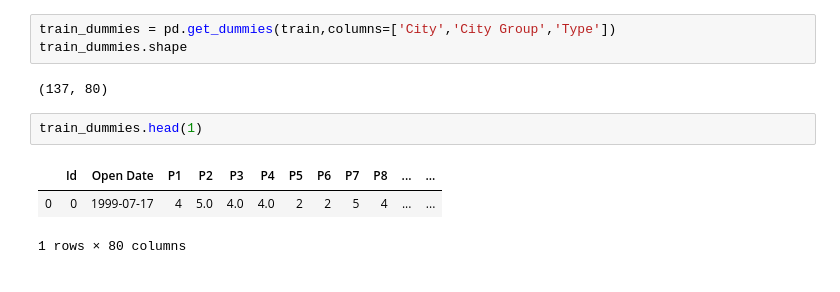
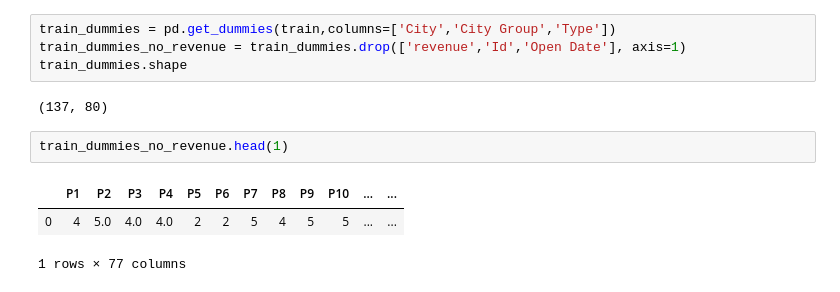
Before and after one commit to andrewdicks11/370KaggleComp, a Jupyter notebook: kagle_restaurant_revenues_presentation.ipynb, the cells around one changed output. Saved outputs shown, nothing was run; the diff lists cells and outputs as text.

```diff
--- a/kagle_restaurant_revenues_presentation.ipynb
+++ b/kagle_restaurant_revenues_presentation.ipynb
@@ -98,12 +101,13 @@ train.head()
 5 rows × 44 columns
 # %%
 train_dummies = pd.get_dummies(train,columns=['City','City Group','Type'])
+train_dummies_no_revenue = train_dummies.drop(['revenue','Id','Open Date'], axis=1)
 train_dummies.shape
 # %% [output]
 (137, 80)
 # %%
-train_dummies.head(1)
+train_dummies_no_revenue.head(1)
 # %% [output]
-|  | Id | Open Date | P1 | P2 | P3 | P4 | P5 | P6 | P7 | P8 | ... | ... |
-| 0 | 0 | 1999-07-17 | 4 | 5.0 | 4.0 | 4.0 | 2 | 2 | 5 | 4 | ... | ... |
+|  | P1 | P2 | P3 | P4 | P5 | P6 | P7 | P8 | P9 | P10 | ... | ... |
+| 0 | 4 | 5.0 | 4.0 | 4.0 | 2 | 2 | 5 | 4 | 5 | 5 | ... | ... |
-1 rows × 80 columns
+1 rows × 77 columns
```
Also changed, not shown: parts of 11 cells of this notebook, 1 other file.
